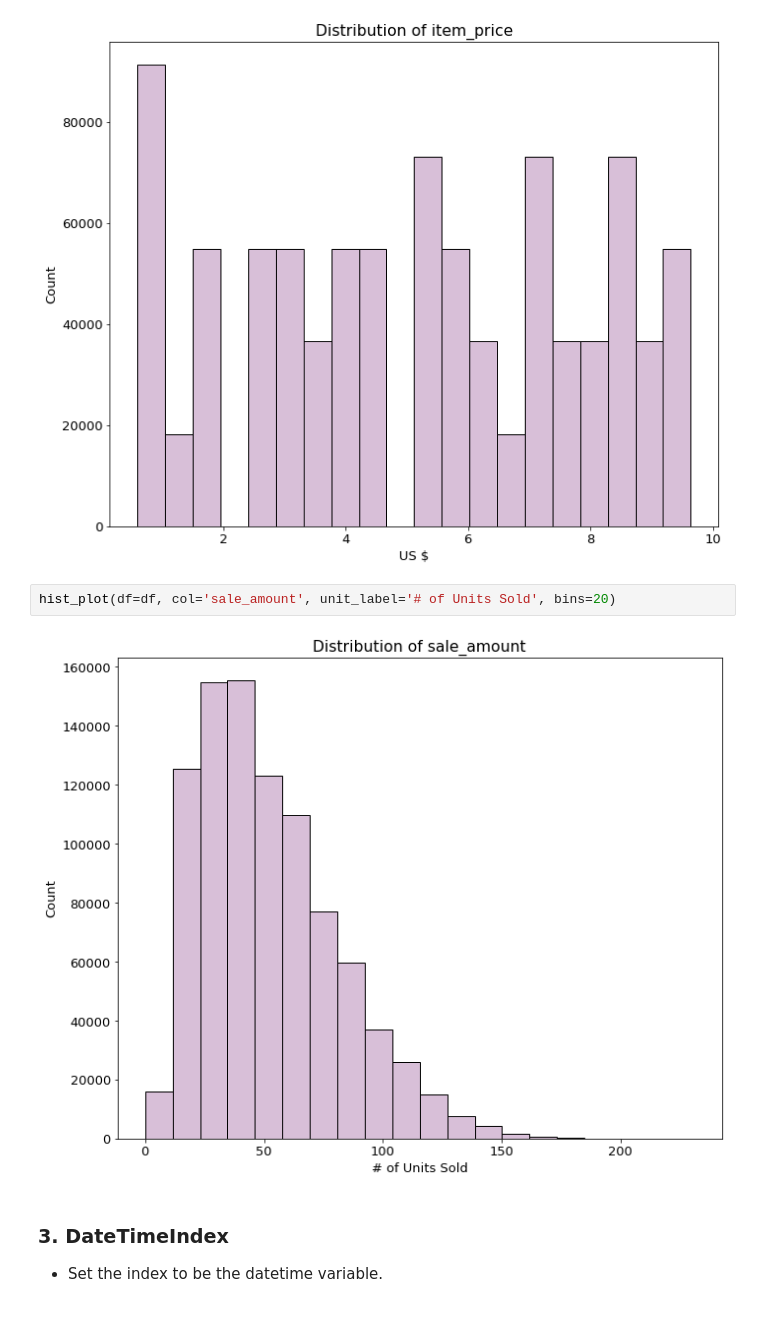
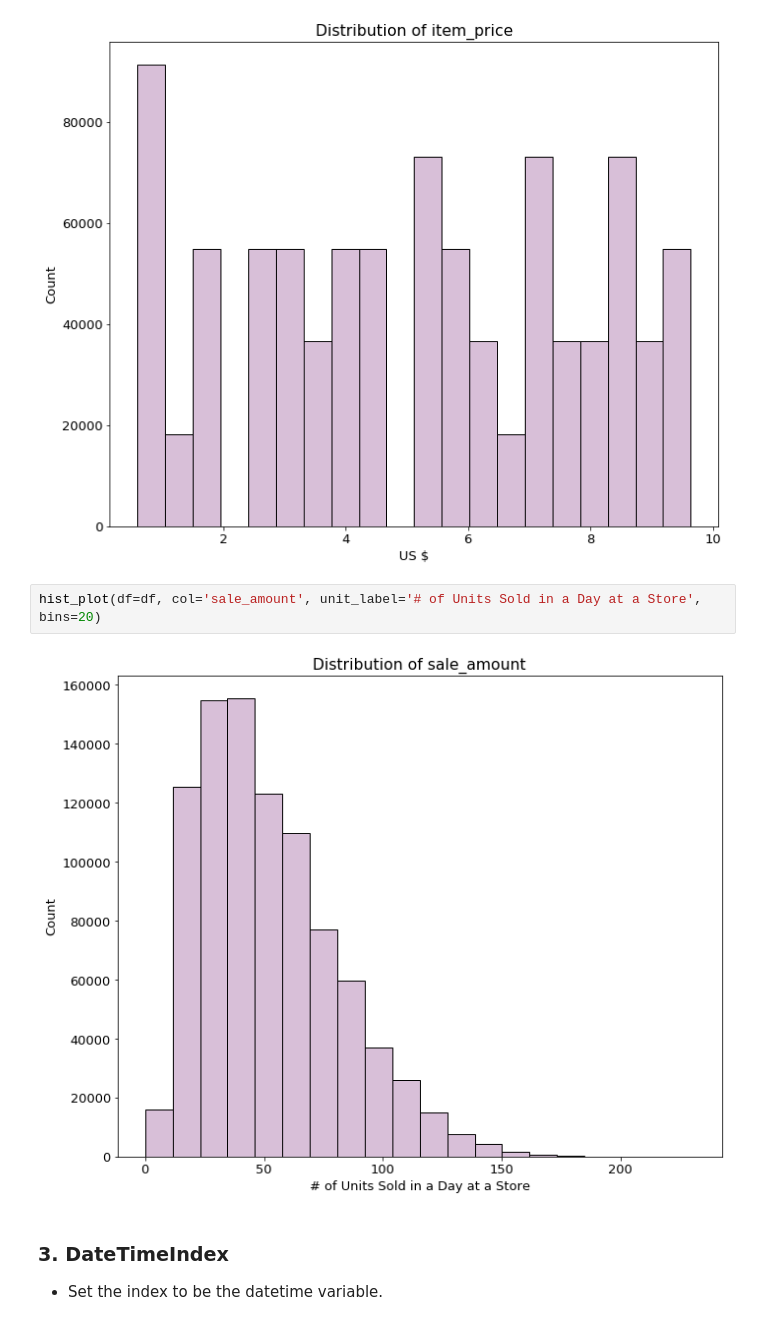
Before and after one commit to faithkane3/time_series, a Jupyter notebook: ts_prepare.ipynb, the cells around one changed output. Cells and saved outputs as stored; diff of their text form.

```diff
--- a/ts_prepare.ipynb
+++ b/ts_prepare.ipynb
@@ -118,9 +118,9 @@ hist_plot(df=df, col='item_price', unit_label='US $', bins=20)
 # %% [output]
 [figure]
 # %%
-hist_plot(df=df, col='sale_amount', unit_label='# of Units Sold', bins=20)
+hist_plot(df=df, col='sale_amount', unit_label='# of Units Sold in a Day at a Store', bins=20)
 # %% [output]
-[figure, old version]
+[figure, new version]
 # %% [markdown]
 ### 3. DateTimeIndex
 
```
Also changed, not shown: parts of 2 cells of this notebook, 1 other file.
